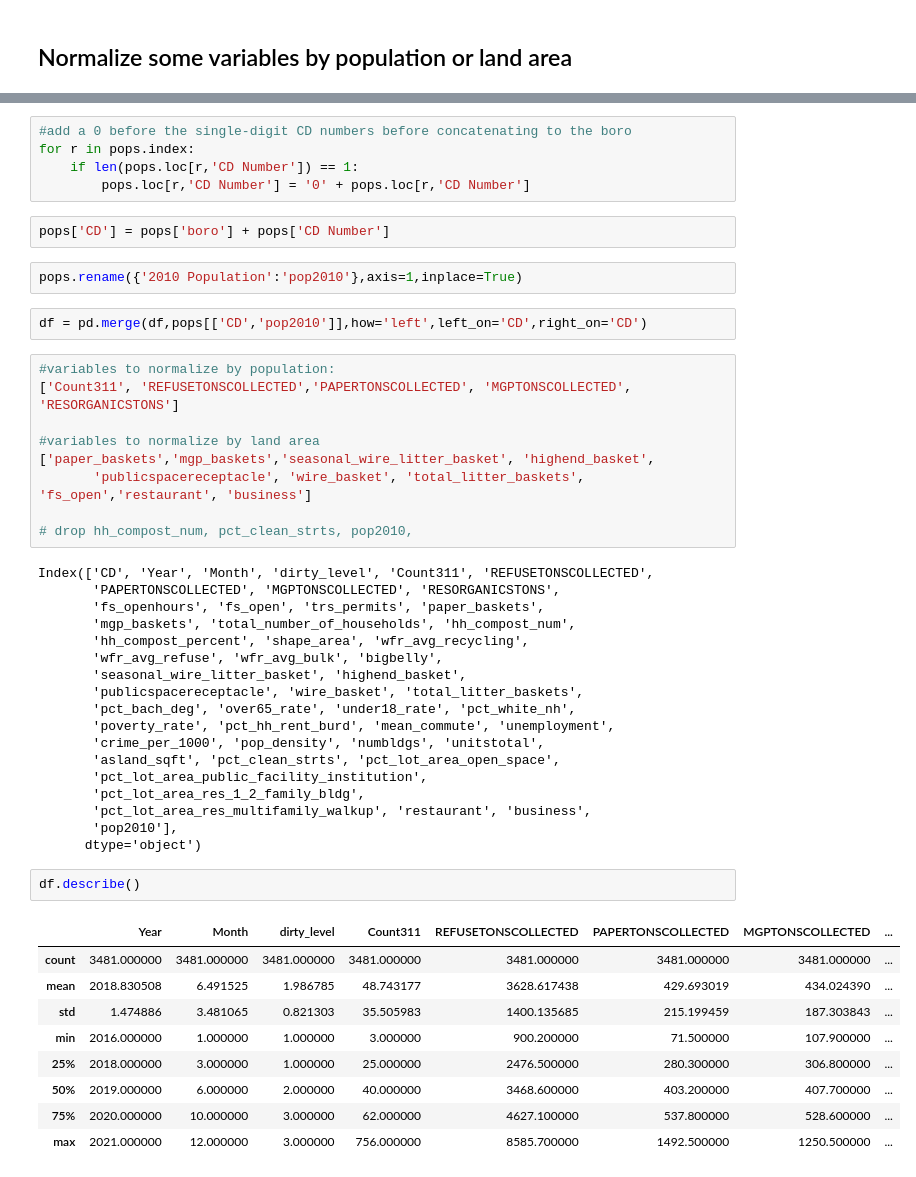
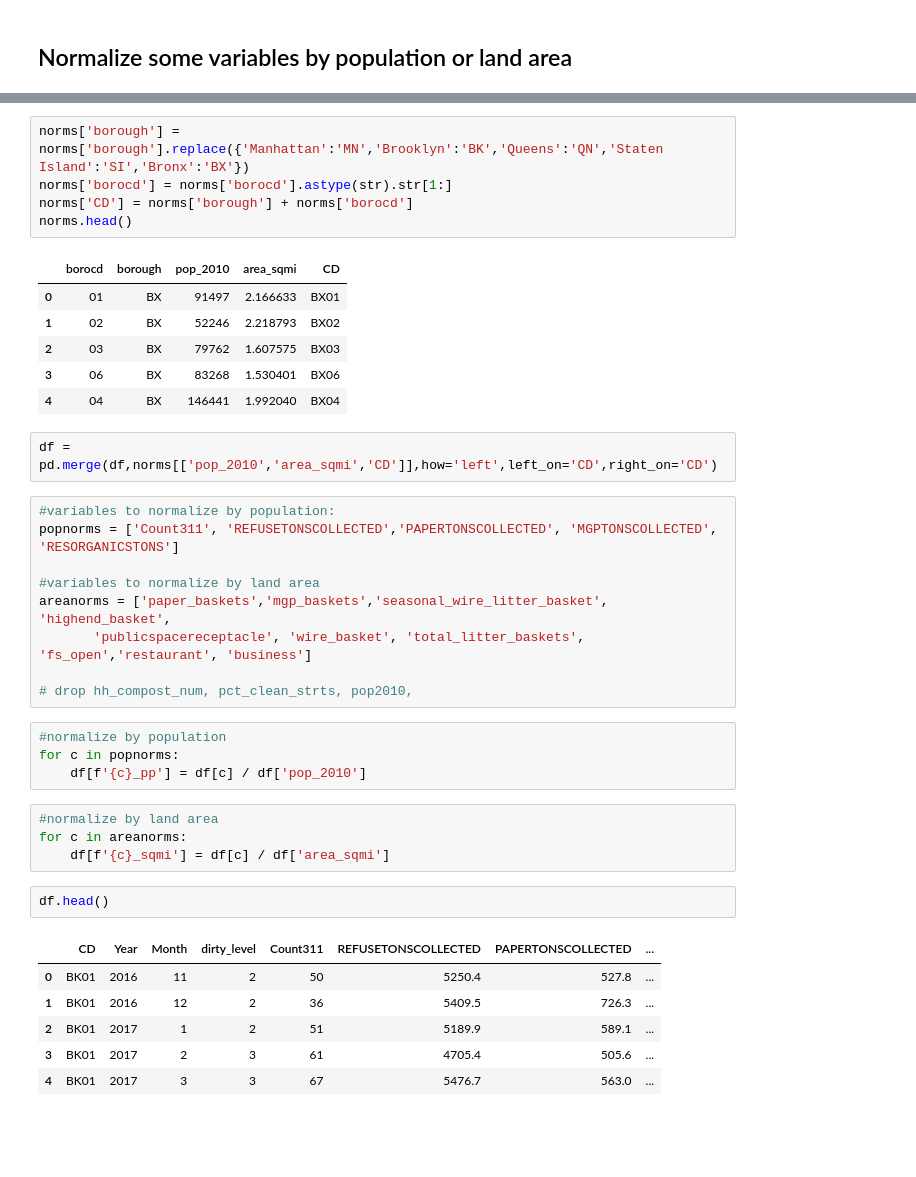
Before and after one commit to glpincus/NYCclean_ML4C, a Jupyter notebook: Data/NYCclean_normalizing.ipynb, the cells around one changed output, grey strips where cells are left out. Cells and saved outputs as stored; diff of their text form; blank space fills up the shorter version.

```diff
--- a/Data/NYCclean_normalizing.ipynb
+++ b/Data/NYCclean_normalizing.ipynb
@@ -36,50 +32,40 @@ pops['CD Number'] = pops['CD Number'].astype(str)
-# %%
-#add a 0 before the single-digit CD numbers before concatenating to the boro
-for r in pops.index:
-    if len(pops.loc[r,'CD Number']) == 1:
-        pops.loc[r,'CD Number'] = '0' + pops.loc[r,'CD Number']
-# %%
-pops['CD'] = pops['boro'] + pops['CD Number']
-# %%
-pops.rename({'2010 Population':'pop2010'},axis=1,inplace=True)
+# %%
+norms['borough'] = norms['borough'].replace({'Manhattan':'MN','Brooklyn':'BK','Queens':'QN','Staten Island':'SI','Bronx':'BX'})
+norms['borocd'] = norms['borocd'].astype(str).str[1:]
+norms['CD'] = norms['borough'] + norms['borocd']
+norms.head()
+# %% [output]
+|  | borocd | borough | pop_2010 | area_sqmi | CD |
+| 0 | 01 | BX | 91497 | 2.166633 | BX01 |
+| 1 | 02 | BX | 52246 | 2.218793 | BX02 |
+| 2 | 03 | BX | 79762 | 1.607575 | BX03 |
+| 3 | 06 | BX | 83268 | 1.530401 | BX06 |
+| 4 | 04 | BX | 146441 | 1.992040 | BX04 |
 # %%
-df = pd.merge(df,pops[['CD','pop2010']],how='left',left_on='CD',right_on='CD')
+df = pd.merge(df,norms[['pop_2010','area_sqmi','CD']],how='left',left_on='CD',right_on='CD')
 # %%
 #variables to normalize by population:
-['Count311', 'REFUSETONSCOLLECTED','PAPERTONSCOLLECTED', 'MGPTONSCOLLECTED', 'RESORGANICSTONS']
+popnorms = ['Count311', 'REFUSETONSCOLLECTED','PAPERTONSCOLLECTED', 'MGPTONSCOLLECTED', 'RESORGANICSTONS']
 
 #variables to normalize by land area
-['paper_baskets','mgp_baskets','seasonal_wire_litter_basket', 'highend_basket',
+areanorms = ['paper_baskets','mgp_baskets','seasonal_wire_litter_basket', 'highend_basket',
        'publicspacereceptacle', 'wire_basket', 'total_litter_baskets', 'fs_open','restaurant', 'business']
 
 # drop hh_compost_num, pct_clean_strts, pop2010,
-# %% [output]
-Index(['CD', 'Year', 'Month', 'dirty_level', 'Count311', 'REFUSETONSCOLLECTED',
-       'PAPERTONSCOLLECTED', 'MGPTONSCOLLECTED', 'RESORGANICSTONS',
-       'fs_openhours', 'fs_open', 'trs_permits', 'paper_baskets',
-       'mgp_baskets', 'total_number_of_households', 'hh_compost_num',
-       'hh_compost_percent', 'shape_area', 'wfr_avg_recycling',
-       'wfr_avg_refuse', 'wfr_avg_bulk', 'bigbelly',
-       'seasonal_wire_litter_basket', 'highend_basket',
-       'publicspacereceptacle', 'wire_basket', 'total_litter_baskets',
-       'pct_bach_deg', 'over65_rate', 'under18_rate', 'pct_white_nh',
-       'poverty_rate', 'pct_hh_rent_burd', 'mean_commute', 'unemployment',
-       'crime_per_1000', 'pop_density', 'numbldgs', 'unitstotal',
-       'asland_sqft', 'pct_clean_strts', 'pct_lot_area_open_space',
-       'pct_lot_area_public_facility_institution',
-       'pct_lot_area_res_1_2_family_bldg',
-       'pct_lot_area_res_multifamily_walkup', 'restaurant', 'business',
-       'pop2010'],
-      dtype='object')
+# %%
+#normalize by population
+for c in popnorms:
+    df[f'{c}_pp'] = df[c] / df['pop_2010']
+# %%
+#normalize by land area
+for c in areanorms:
+    df[f'{c}_sqmi'] = df[c] / df['area_sqmi']
 # %%
-df.describe()
+df.head()
 # %% [output]
-|  | Year | Month | dirty_level | Count311 | REFUSETONSCOLLECTED | PAPERTONSCOLLECTED | MGPTONSCOLLECTED | ... |
-| count | 3481.000000 | 3481.000000 | 3481.000000 | 3481.000000 | 3481.000000 | 3481.000000 | 3481.000000 | ... |
-| mean | 2018.830508 | 6.491525 | 1.986785 | 48.743177 | 3628.617438 | 429.693019 | 434.024390 | ... |
-| std | 1.474886 | 3.481065 | 0.821303 | 35.505983 | 1400.135685 | 215.199459 | 187.303843 | ... |
-| min | 2016.000000 | 1.000000 | 1.000000 | 3.000000 | 900.200000 | 71.500000 | 107.900000 | ... |
-| 25% | 2018.000000 | 3.000000 | 1.000000 | 25.000000 | 2476.500000 | 280.300000 | 306.800000 | ... |
-| 50% | 2019.000000 | 6.000000 | 2.000000 | 40.000000 | 3468.600000 | 403.200000 | 407.700000 | ... |
-| 75% | 2020.000000 | 10.000000 | 3.000000 | 62.000000 | 4627.100000 | 537.800000 | 528.600000 | ... |
-| max | 2021.000000 | 12.000000 | 3.000000 | 756.000000 | 8585.700000 | 1492.500000 | 1250.500000 | ... |
+|  | CD | Year | Month | dirty_level | Count311 | REFUSETONSCOLLECTED | PAPERTONSCOLLECTED | ... |
+| 0 | BK01 | 2016 | 11 | 2 | 50 | 5250.4 | 527.8 | ... |
+| 1 | BK01 | 2016 | 12 | 2 | 36 | 5409.5 | 726.3 | ... |
+| 2 | BK01 | 2017 | 1 | 2 | 51 | 5189.9 | 589.1 | ... |
+| 3 | BK01 | 2017 | 2 | 3 | 61 | 4705.4 | 505.6 | ... |
+| 4 | BK01 | 2017 | 3 | 3 | 67 | 5476.7 | 563.0 | ... |
```
Also changed, not shown: parts of 17 cells of this notebook, 4 other files.
